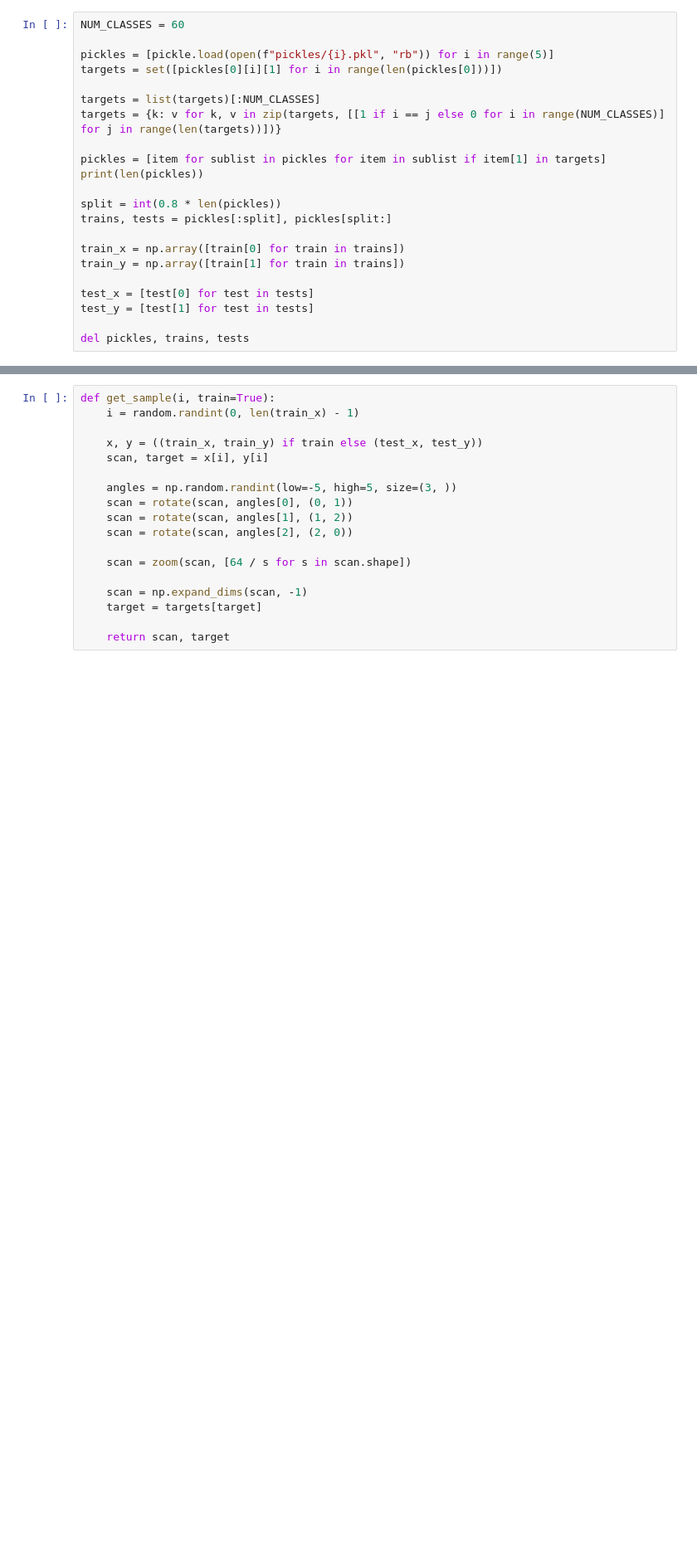
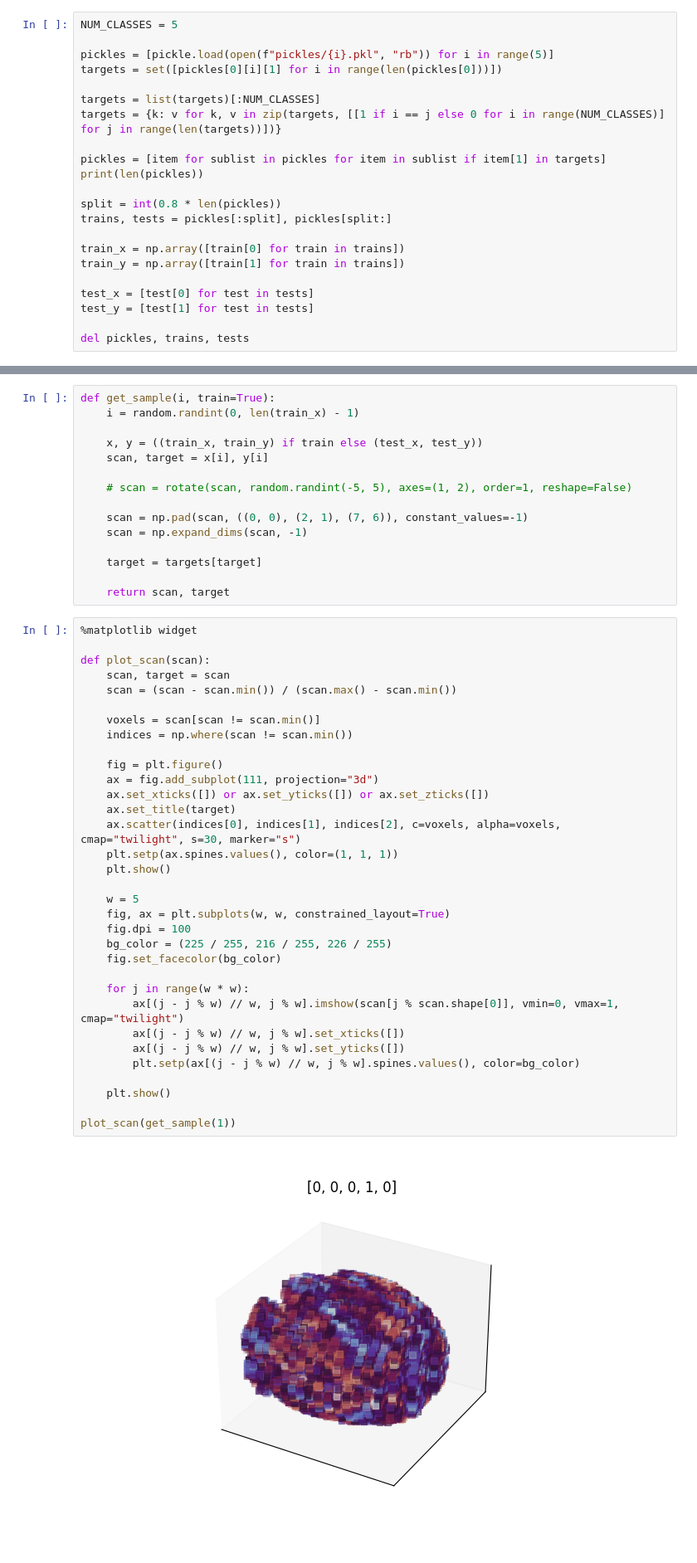
Before and after one commit to amancapy/ephemerae, a Jupyter notebook: main.ipynb, the cells around one changed output, grey strips where cells are left out. Shown at 83% size. Cells and saved outputs as stored; diff of their text form; blank space fills up the shorter version.

```diff
--- a/main.ipynb
+++ b/main.ipynb
@@ -110,7 +71,7 @@ def pickle_set():
 
 # pickle_set()
 # %%
-NUM_CLASSES = 60
+NUM_CLASSES = 5
 
 pickles = [pickle.load(open(f"pickles/{i}.pkl", "rb")) for i in range(5)]
 targets = set([pickles[0][i][1] for i in range(len(pickles[0]))])
@@ -140,14 +101,46 @@ def get_sample(i, train=True):
     x, y = ((train_x, train_y) if train else (test_x, test_y))
     scan, target = x[i], y[i]
 
-    angles = np.random.randint(low=-5, high=5, size=(3, ))
-    scan = rotate(scan, angles[0], (0, 1))
-    scan = rotate(scan, angles[1], (1, 2))
-    scan = rotate(scan, angles[2], (2, 0))
+    # scan = rotate(scan, random.randint(-5, 5), axes=(1, 2), order=1, reshape=False)
 
-    scan = zoom(scan, [64 / s for s in scan.shape])
+    scan = np.pad(scan, ((0, 0), (2, 1), (7, 6)), constant_values=-1)
+    scan = np.expand_dims(scan, -1)
 
-    scan = np.expand_dims(scan, -1)
     target = targets[target]
 
     return scan, target
+# %%
+%matplotlib widget
+
+def plot_scan(scan):
+    scan, target = scan
+    scan = (scan - scan.min()) / (scan.max() - scan.min())
+
+    voxels = scan[scan != scan.min()]
+    indices = np.where(scan != scan.min())
+
+    fig = plt.figure()
+    ax = fig.add_subplot(111, projection="3d")
+    ax.set_xticks([]) or ax.set_yticks([]) or ax.set_zticks([])
+    ax.set_title(target)
+    ax.scatter(indices[0], indices[1], indices[2], c=voxels, alpha=voxels, cmap="twilight", s=30, marker="s")
+    plt.setp(ax.spines.values(), color=(1, 1, 1))
+    plt.show()
+
+    w = 5
+    fig, ax = plt.subplots(w, w, constrained_layout=True)
+    fig.dpi = 100
+    bg_color = (225 / 255, 216 / 255, 226 / 255)
+    fig.set_facecolor(bg_color)
+
+    for j in range(w * w):
+        ax[(j - j % w) // w, j % w].imshow(scan[j % scan.shape[0]], vmin=0, vmax=1, cmap="twilight")
+        ax[(j - j % w) // w, j % w].set_xticks([])
+        ax[(j - j % w) // w, j % w].set_yticks([])
+        plt.setp(ax[(j - j % w) // w, j % w].spines.values(), color=bg_color)
+
+    plt.show()
+
+plot_scan(get_sample(1))
+# %% [output]
+[figure, added]
```
Also changed, not shown: parts of 10 cells of this notebook, 2 other files.
